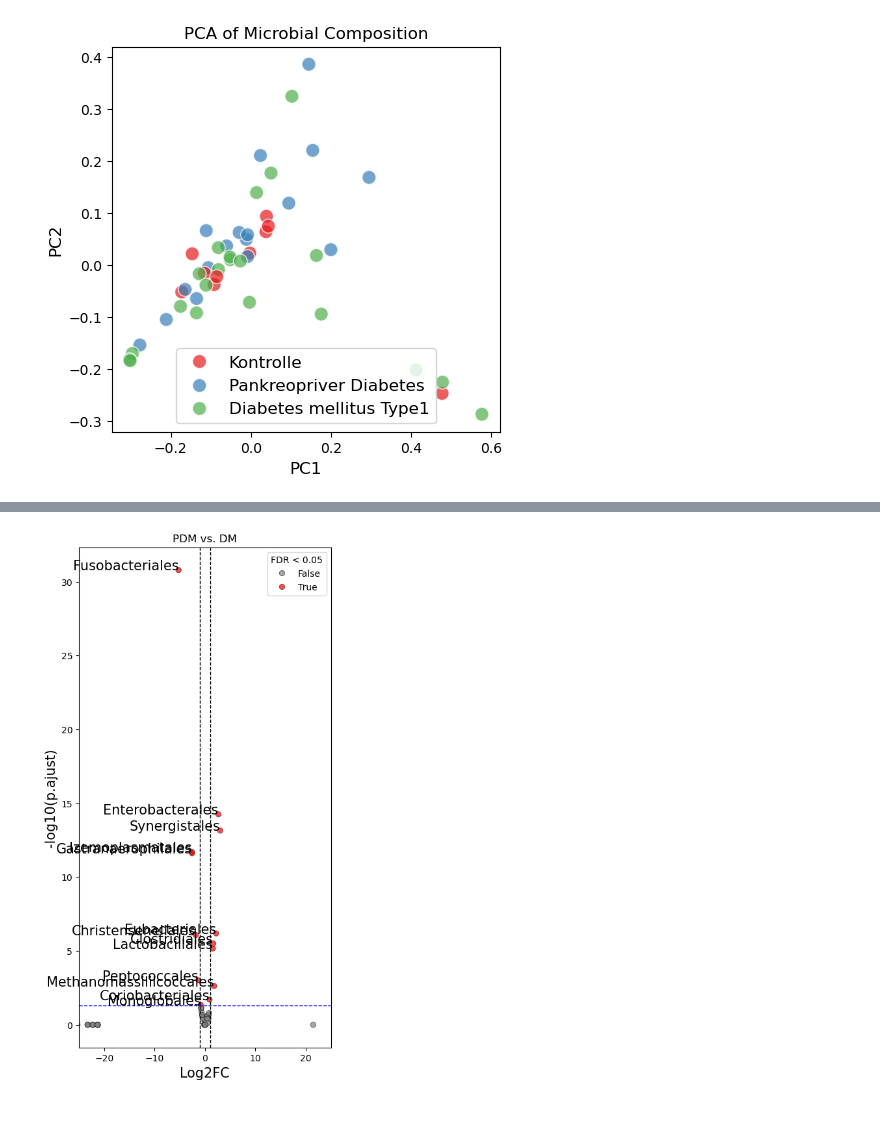
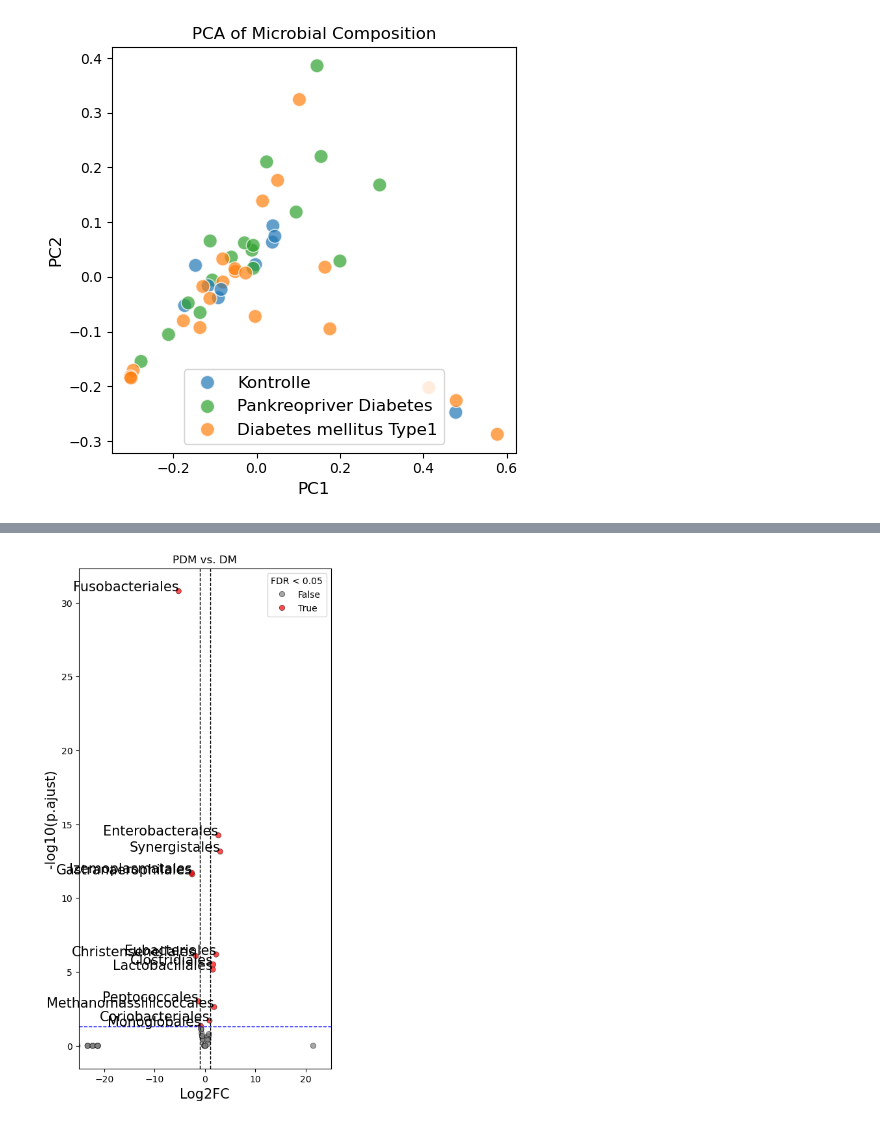
Before and after one commit to ErikaKvalem/Effenberger-Diabetes, a Jupyter notebook: 02-scripts/microbial_diffs_pdm_dm.ipynb, the cells around one changed output, grey strips where cells are left out. Cells and saved outputs as stored; diff of their text form; code cells hidden in the pictures.

```diff
--- a/02-scripts/microbial_diffs_pdm_dm.ipynb
+++ b/02-scripts/microbial_diffs_pdm_dm.ipynb
@@ -6,7 +6,7 @@ import seaborn as sns
 from sklearn.decomposition import PCA
 
 # Load the dataset
-file_path = "level-6.csv"
+file_path = "./tables/level-6.csv"
 df = pd.read_csv(file_path)
 df["condition"].replace("Diabetes mellitus Typ1", "Diabetes mellitus Type1",inplace=True)
 df["condition"].replace("pankreopriver Diabetes", "Pankreopriver Diabetes",inplace=True)
@@ -15,36 +15,52 @@ metadata_cols = ["index", "sample_information", "condition", "nikotin", "sex", "
 microbial_data = df.drop(columns=metadata_cols, errors='ignore')
 
 # Extract only microbial taxa names (last part of taxonomy string)
 def extract_species_name(taxonomy):
     """Extract the last part of a taxonomy string (genus name)."""
     return taxonomy.split(';')[-1].strip()
 
 microbial_data.rename(columns={col: extract_species_name(col) for col in microbial_data.columns}, inplace=True)
 
 # Normalize microbial abundances (convert to relative abundance)
 microbial_data = microbial_data.div(microbial_data.sum(axis=1), axis=0)
 
 # Add condition column back for grouping
 microbial_data["condition"] = df["condition"]
 
 
 # Apply PCA
 pca = PCA(n_components=2)
 pca_result = pca.fit_transform(microbial_data.drop(columns=["condition"], errors='ignore'))
 
 # Create PCA DataFrame for visualization
 pca_df = pd.DataFrame(pca_result, columns=["PC1", "PC2"])
 pca_df["condition"] = df["condition"]
 
 
-# Plot PCA results
+# Define custom color palette
+custom_palette = {
+    "Kontrolle": "#1f77b4",               # blue
+    "Diabetes mellitus Type1": "#ff7f0e", # orange
+    "Pankreopriver Diabetes": "#2ca02c"   # green
+}
+
+# Plot PCA results with custom colors
 plt.figure(figsize=(5, 5))
-sns.scatterplot(data=pca_df, x="PC1", y="PC2", hue="condition", palette="Set1", alpha=0.7, s=100)
-plt.xlabel("PC1",fontsize= 12)
-plt.ylabel("PC2",fontsize= 12)
+sns.scatterplot(
+    data=pca_df,
+    x="PC1", y="PC2",
+    hue="condition",
+    palette=custom_palette,
+    alpha=0.7,
+    s=100
+)
+
+plt.xlabel("PC1", fontsize=12)
+plt.ylabel("PC2", fontsize=12)
 plt.title("PCA of Microbial Composition")
-plt.legend(title="", fontsize= 12)
+plt.legend(title="", fontsize=12)
+plt.tight_layout()
 plt.savefig("pca.svg")
 plt.show()
 # %% [output]
-[figure, old version]
+[figure, new version]
```
Also changed, not shown: parts of 29 cells of this notebook.
